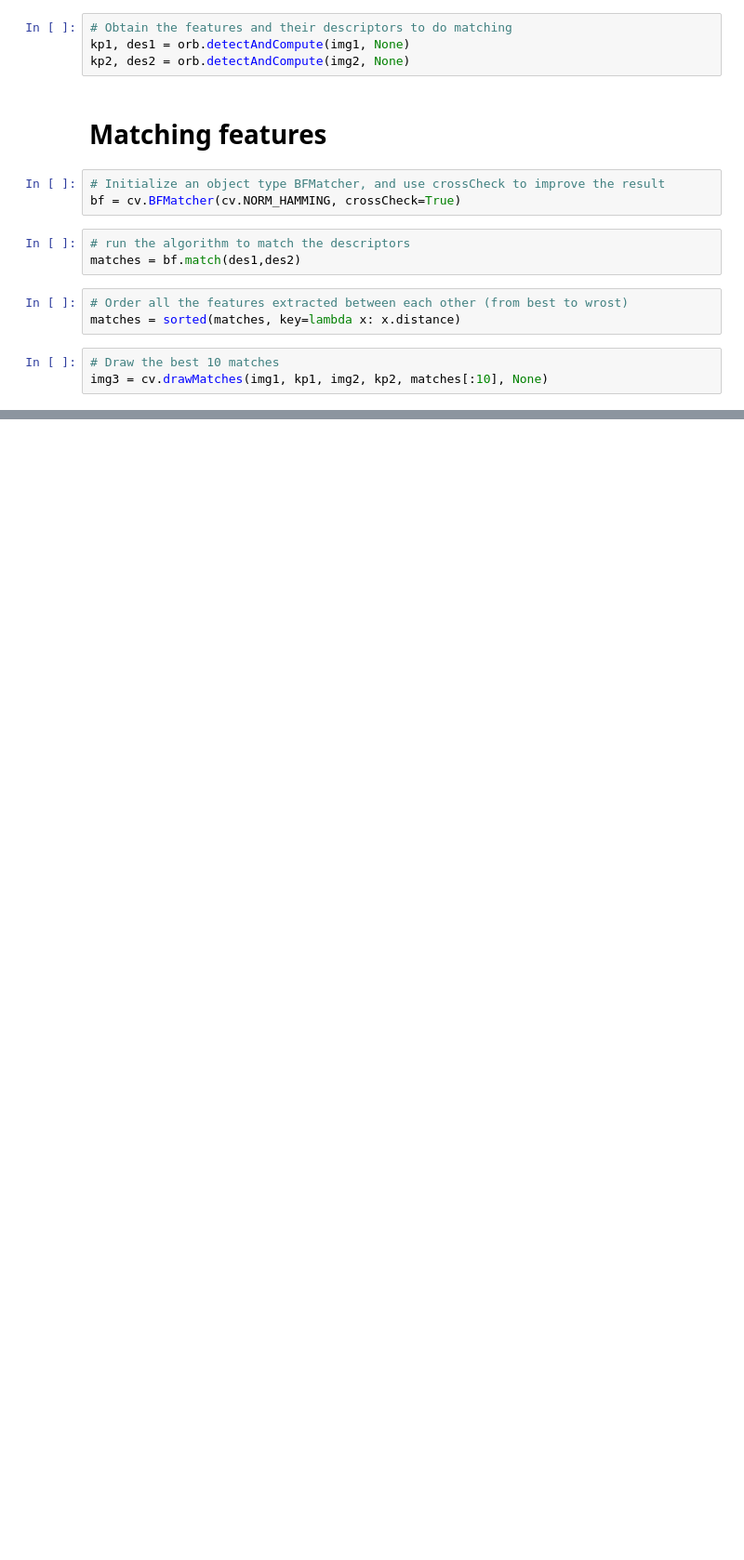
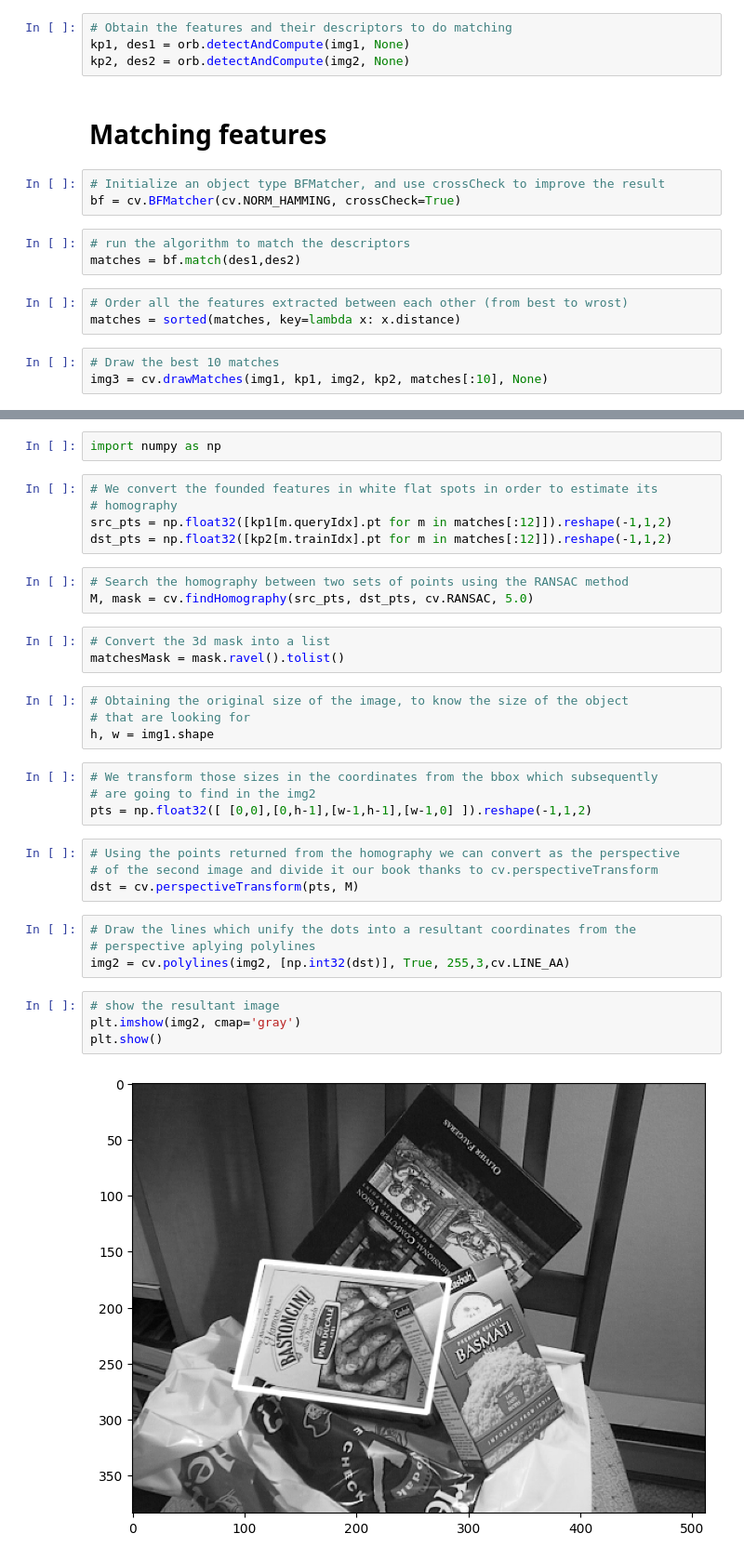
Before and after one commit to danielrawlins21/Artificial_Vision, a Jupyter notebook: Projects/Comparacion de caracteristicas/feature_matching.ipynb, the cells around one changed output, grey strips where cells are left out. Shown at 93% size. Cells and saved outputs as stored; diff of their text form; blank space fills up the shorter version.

```diff
--- a/Projects/Comparacion de caracteristicas/feature_matching.ipynb
+++ b/Projects/Comparacion de caracteristicas/feature_matching.ipynb
@@ -47,0 +50,35 @@ plt.show()
+# %%
+import numpy as np
+# %%
+# We convert the founded features in white flat spots in order to estimate its
+# homography
+src_pts = np.float32([kp1[m.queryIdx].pt for m in matches[:12]]).reshape(-1,1,2)
+dst_pts = np.float32([kp2[m.trainIdx].pt for m in matches[:12]]).reshape(-1,1,2)
+# %%
+# Search the homography between two sets of points using the RANSAC method
+M, mask = cv.findHomography(src_pts, dst_pts, cv.RANSAC, 5.0)
+# %%
+# Convert the 3d mask into a list
+matchesMask = mask.ravel().tolist()
+# %%
+# Obtaining the original size of the image, to know the size of the object
+# that are looking for
+h, w = img1.shape
+# %%
+# We transform those sizes in the coordinates from the bbox which subsequently
+# are going to find in the img2
+pts = np.float32([ [0,0],[0,h-1],[w-1,h-1],[w-1,0] ]).reshape(-1,1,2)
+# %%
+# Using the points returned from the homography we can convert as the perspective
+# of the second image and divide it our book thanks to cv.perspectiveTransform
+dst = cv.perspectiveTransform(pts, M)
+# %%
+# Draw the lines which unify the dots into a resultant coordinates from the
+# perspective aplying polylines
+img2 = cv.polylines(img2, [np.int32(dst)], True, 255,3,cv.LINE_AA)
+# %%
+# show the resultant image
+plt.imshow(img2, cmap='gray')
+plt.show()
+# %% [output]
+[figure, added]
```
Also changed, not shown: parts of 3 cells of this notebook.
